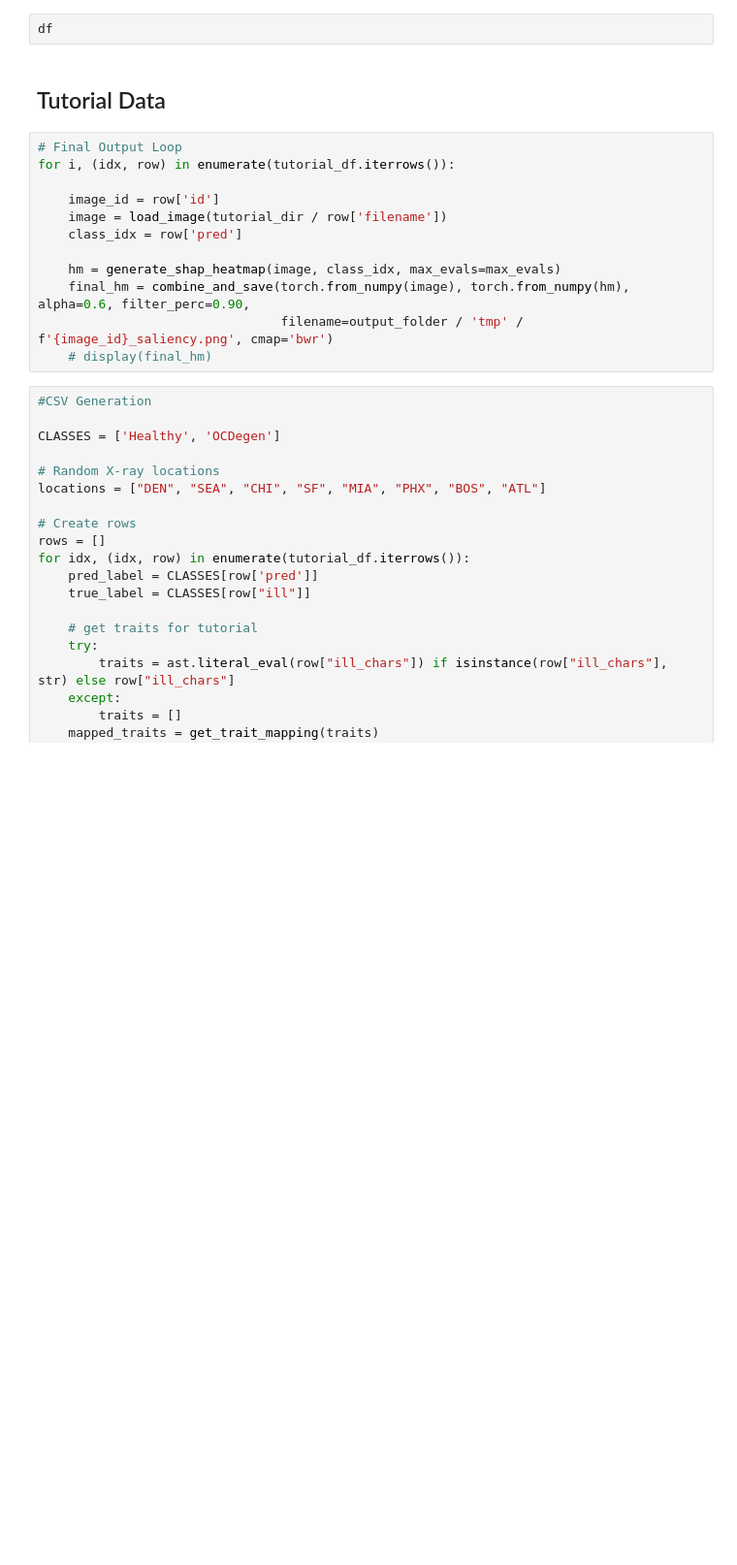
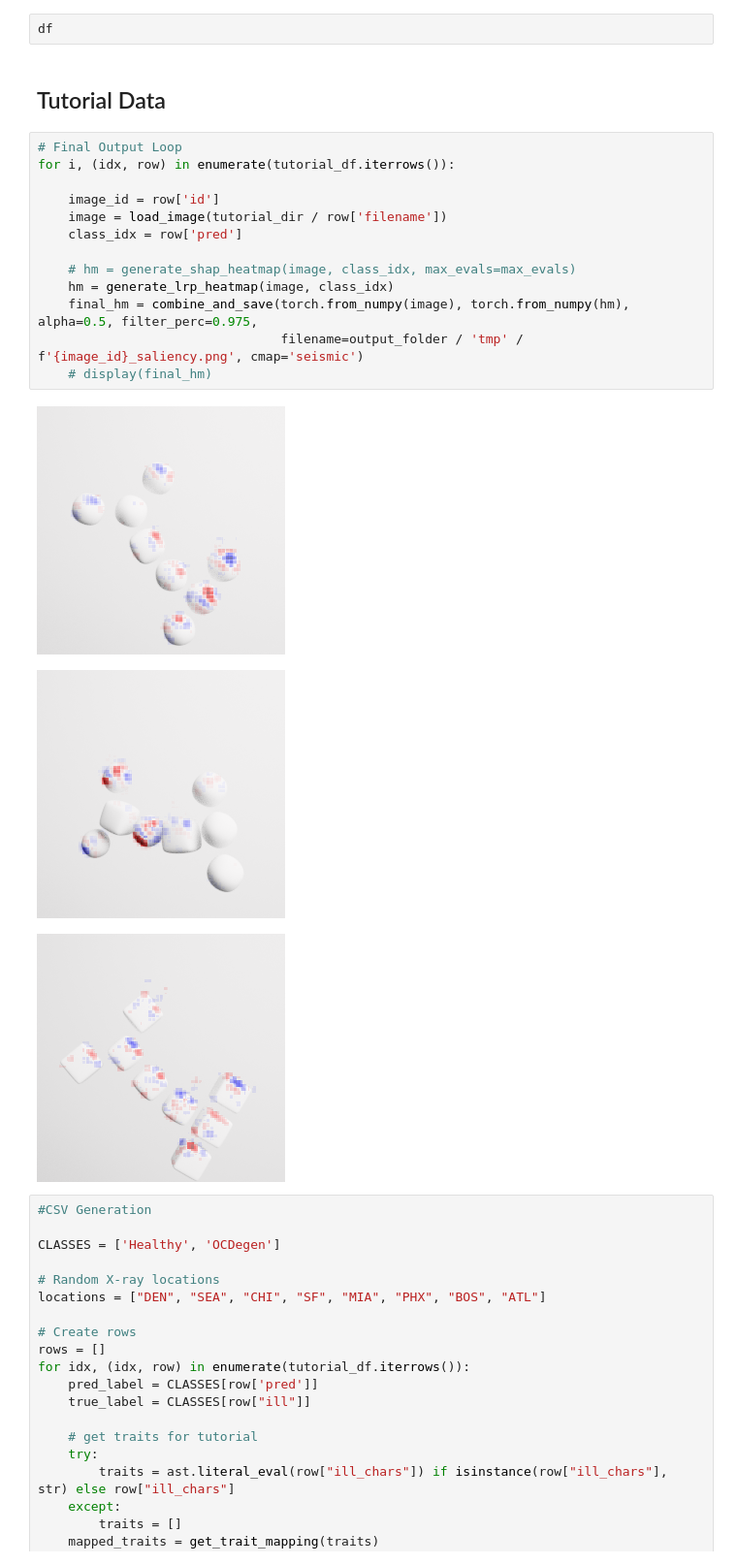
Before and after one commit to davidsjohnson/blockies-xai, a Jupyter notebook: Feature_based_xai_final.ipynb, the cells around one changed output. Shown at 97% size. Saved outputs shown, nothing was run; the diff lists cells and outputs as text; blank space fills up the shorter version.

```diff
--- a/Feature_based_xai_final.ipynb
+++ b/Feature_based_xai_final.ipynb
@@ -483,15 +530,20 @@ df
 # %%
 # Final Output Loop
 for i, (idx, row) in enumerate(tutorial_df.iterrows()):
 
     image_id = row['id']
     image = load_image(tutorial_dir / row['filename'])
     class_idx = row['pred']
 
-    hm = generate_shap_heatmap(image, class_idx, max_evals=max_evals)
-    final_hm = combine_and_save(torch.from_numpy(image), torch.from_numpy(hm), alpha=0.6, filter_perc=0.90,
-                                filename=output_folder / 'tmp' / f'{image_id}_saliency.png', cmap='bwr')
+    # hm = generate_shap_heatmap(image, class_idx, max_evals=max_evals)
+    hm = generate_lrp_heatmap(image, class_idx)
+    final_hm = combine_and_save(torch.from_numpy(image), torch.from_numpy(hm), alpha=0.5, filter_perc=0.975,
+                                filename=output_folder / 'tmp' / f'{image_id}_saliency.png', cmap='seismic')
     # display(final_hm)
+# %% [output]
+[figure, added]
+[figure, added]
+[figure, added]
 # %%
 #CSV Generation
 
```
Also changed, not shown: parts of 14 cells of this notebook.
